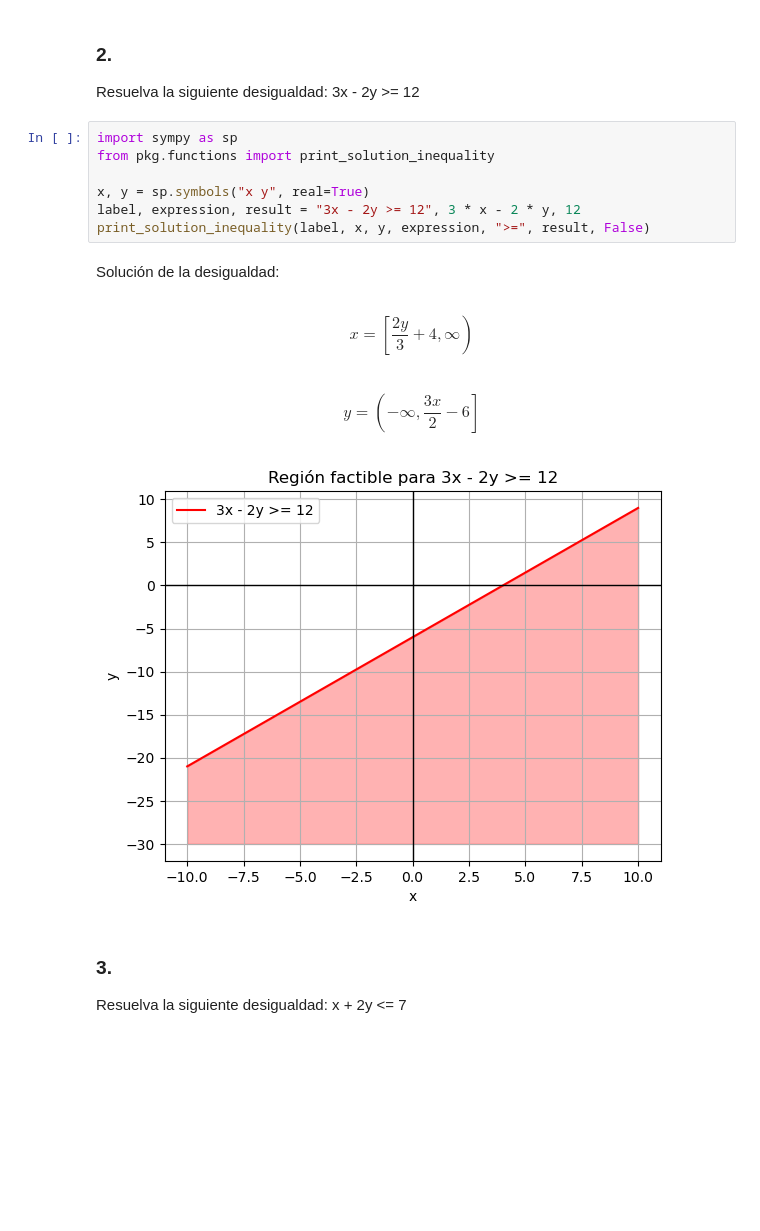
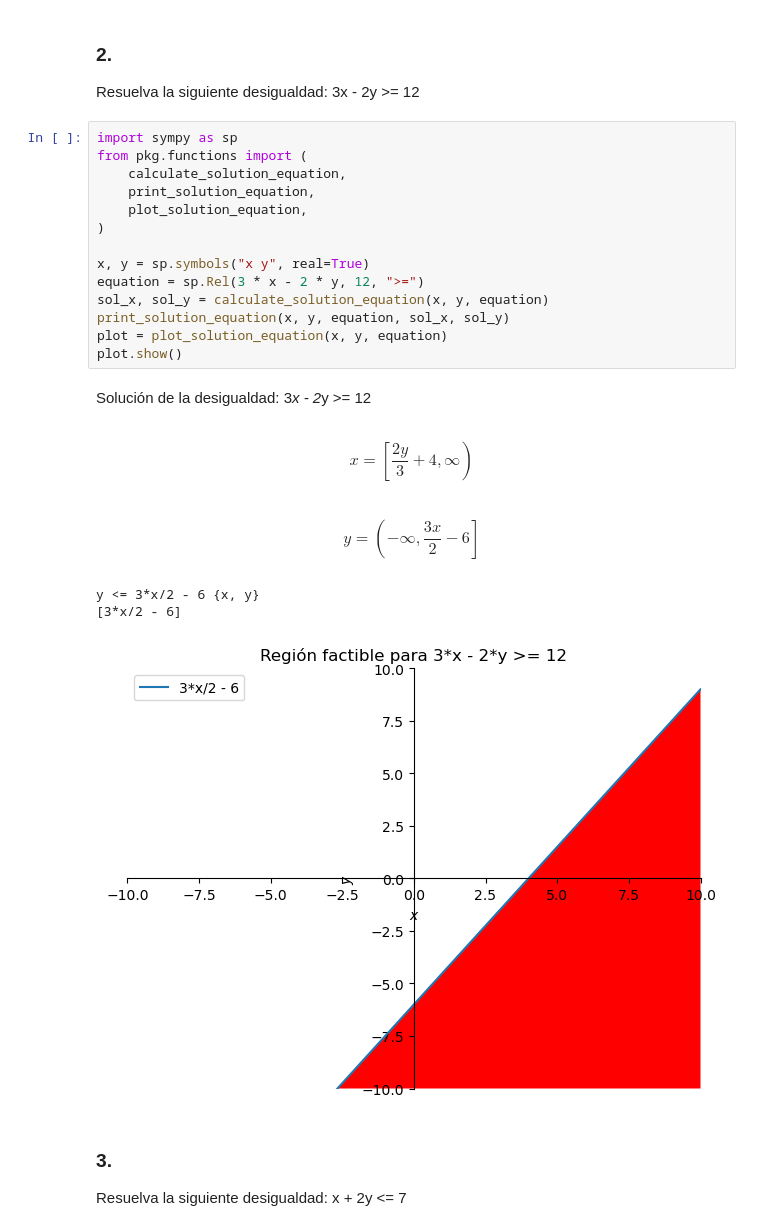
Before and after one commit to guidomantilla/esp-bigdata-dataanal, a Jupyter notebook: 1.1-linear-algebra/clase 02.ipynb, the cells around one changed output. Cells and saved outputs as stored; diff of their text form; blank space fills up the shorter version.

```diff
--- a/1.1-linear-algebra/clase 02.ipynb
+++ b/1.1-linear-algebra/clase 02.ipynb
@@ -23,16 +32,25 @@ $$y = \left(2 - \frac{2 x}{3}, \infty\right)$$
 Resuelva la siguiente desigualdad: 3x - 2y >= 12
 # %%
 import sympy as sp
-from pkg.functions import print_solution_inequality
+from pkg.functions import (
+    calculate_solution_equation,
+    print_solution_equation,
+    plot_solution_equation,
+)
 
 x, y = sp.symbols("x y", real=True)
-label, expression, result = "3x - 2y >= 12", 3 * x - 2 * y, 12
-print_solution_inequality(label, x, y, expression, ">=", result, False)
+equation = sp.Rel(3 * x - 2 * y, 12, ">=")
+sol_x, sol_y = calculate_solution_equation(x, y, equation)
+print_solution_equation(x, y, equation, sol_x, sol_y)
+plot = plot_solution_equation(x, y, equation)
+plot.show()
 # %% [output]
-Solución de la desigualdad:
+Solución de la desigualdad: 3*x - 2*y >= 12
 $$x = \left[\frac{2 y}{3} + 4, \infty\right)$$
 $$y = \left(-\infty, \frac{3 x}{2} - 6\right]$$
+y <= 3*x/2 - 6 {x, y}
+[3*x/2 - 6]
-[figure, old version]
+[figure, new version]
 # %% [markdown]
 ### 3.
 Resuelva la siguiente desigualdad: x + 2y <= 7
```
Also changed, not shown: parts of 32 cells of this notebook, 2 other files.
